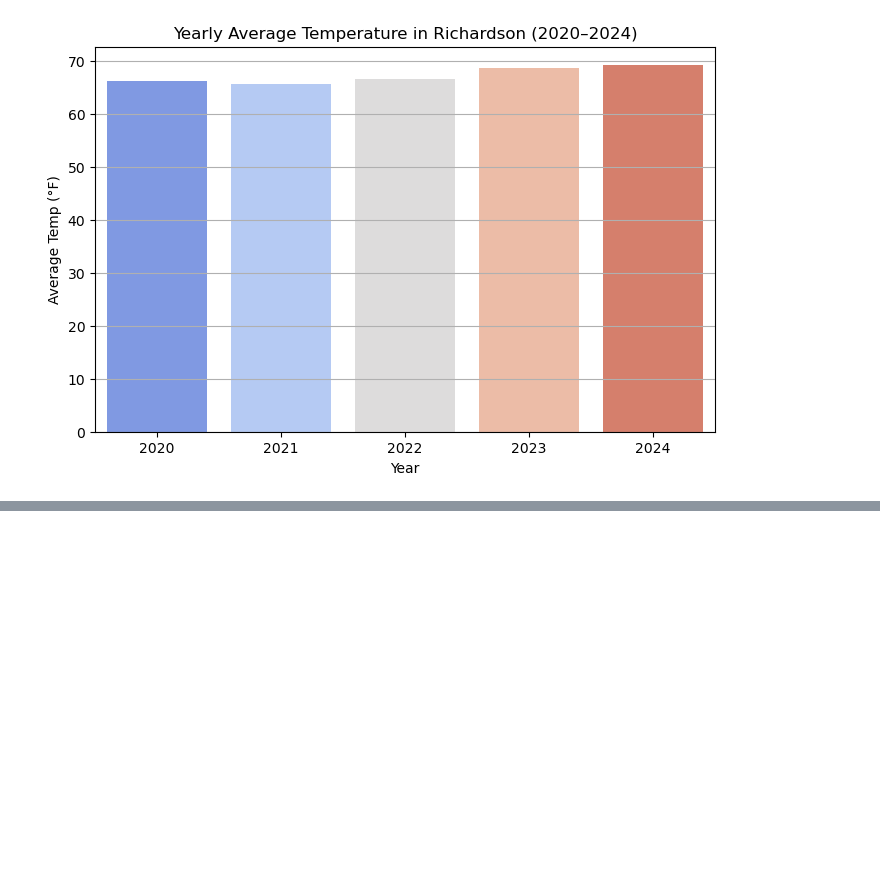
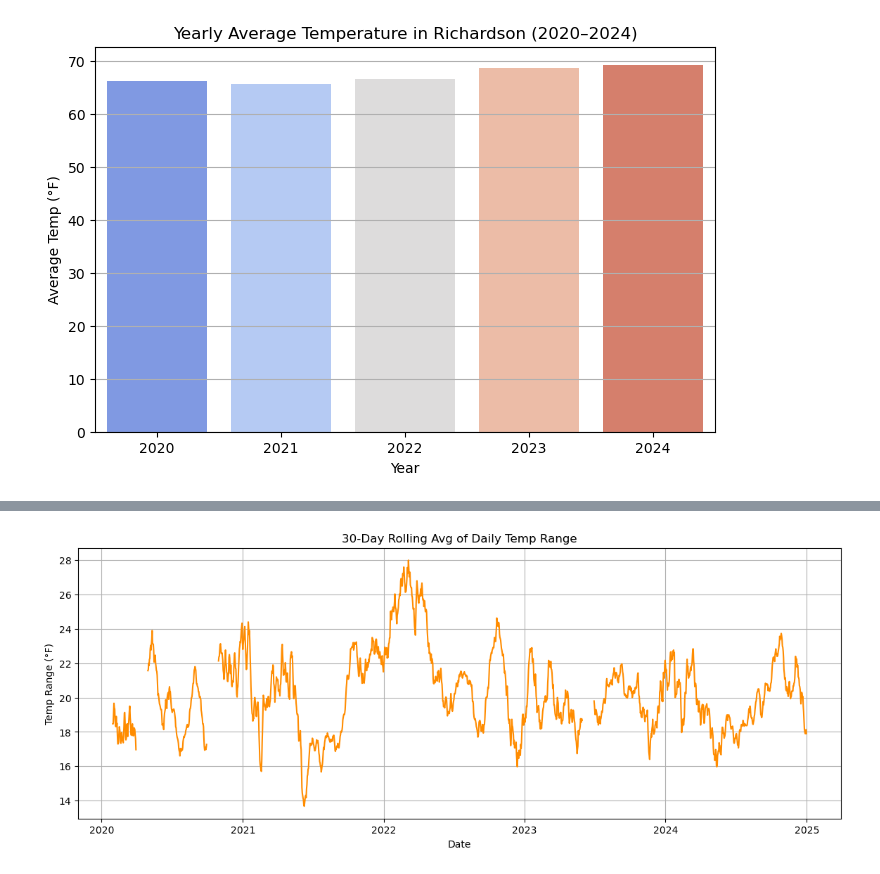
Before and after one commit to Reev132/richardson-weather-analysis, a Jupyter notebook: notebooks/3_Insights_Report.ipynb, the cells around one changed output, grey strips where cells are left out. Cells and saved outputs as stored; diff of their text form; code cells hidden in the pictures; blank space fills up the shorter version.

```diff
--- a/notebooks/3_Insights_Report.ipynb
+++ b/notebooks/3_Insights_Report.ipynb
@@ -41,0 +59,12 @@ We observe whether Richardson is experiencing gradual warming over the years. Th
+# %%
+df['temp_range_30d'] = df['temp_range'].rolling(30).mean()
+
+plt.figure(figsize=(14, 5))
+plt.plot(df.index, df['temp_range_30d'], color='darkorange')
+plt.title("30-Day Rolling Avg of Daily Temp Range")
+plt.ylabel("Temp Range (°F)")
+plt.xlabel("Date")
+plt.grid(True)
+plt.show()
+# %% [output]
+[figure, added]
```
Also changed, not shown: parts of 8 cells of this notebook.
